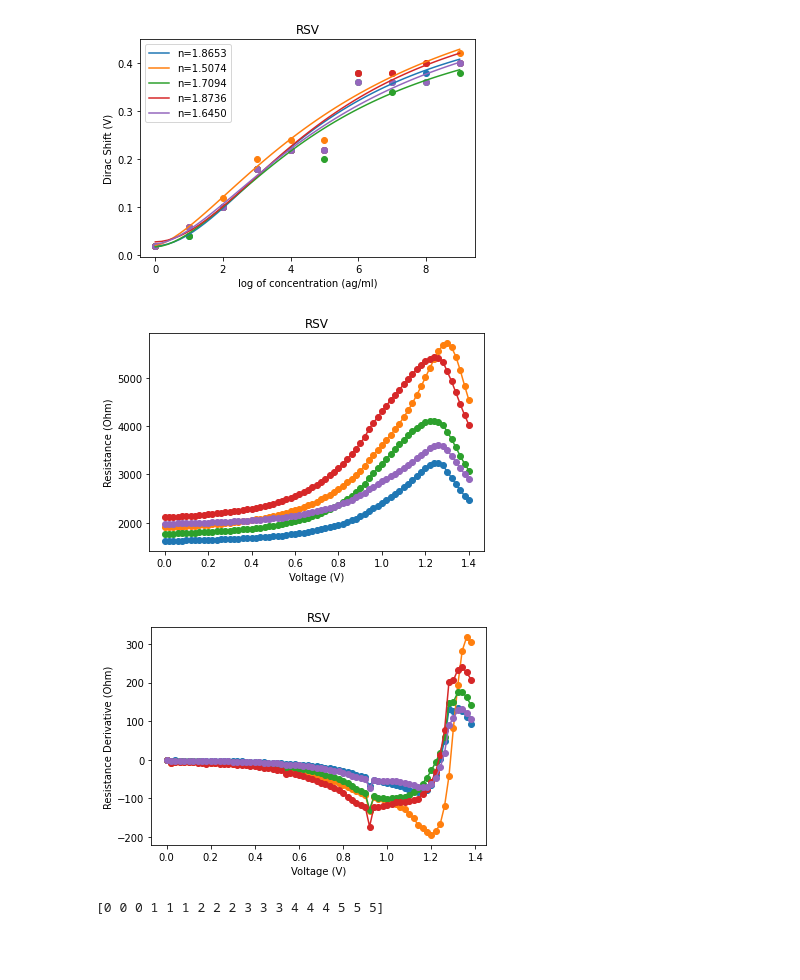
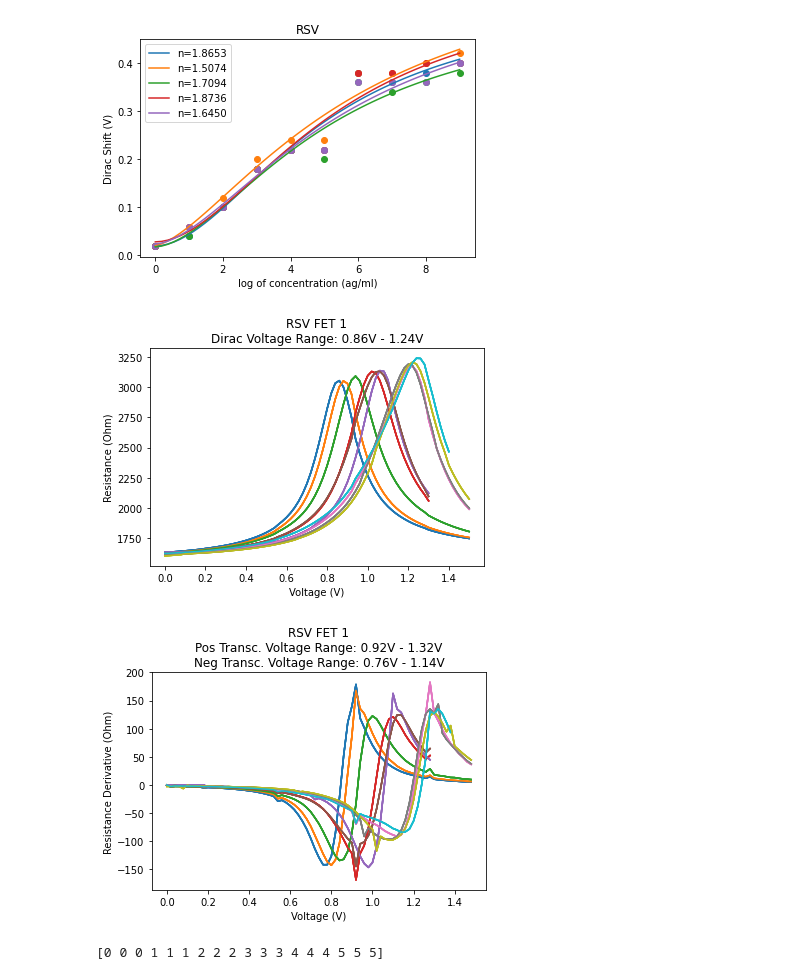
Before and after one commit to jlupoiii/GFET-covid-flu, a Jupyter notebook: main.ipynb, the cells around one changed output. Cells and saved outputs as stored; diff of their text form; code cells hidden in the pictures; blank space fills up the shorter version.

```diff
--- a/main.ipynb
+++ b/main.ipynb
@@ -392,32 +496,45 @@ plt.close()
 [figure]
 # %%
 # normalized resistance shifts
+
+maxim = np.min(dataset.dirac_voltages[:,0])
+minim = np.max(dataset.dirac_voltages[:,0])
+
+
 for i in range(dataset.num_devices):
     for j in range(dataset.num_concs):
+        i=0
         y = dataset.resistances[j][i]
         x = [0.02*f for f in range(len(y))]
-    plt.plot(x, y ,marker='o')
-plt.title('RSV')
+        plt.plot(x, y) # ,marker='o')
+plt.title(f'RSV FET 1\nDirac Voltage Range: {maxim}V - {minim}V')
 plt.xlabel("Voltage (V)")
 plt.ylabel("Resistance (Ohm)")
 plt.show()
 plt.close()
 # %% [output]
-[figure, old version]
+[figure, new version]
 # %%
-# normalized resistance derivative shifts
+
+pos_maxim = np.max(dataset.pos_transc_voltages[:,0])
+pos_minim = np.min(dataset.pos_transc_voltages[:,0])
+neg_maxim = np.max(dataset.neg_transc_voltages[:,0])
+neg_minim = np.min(dataset.neg_transc_voltages[:,0])
+
+# resistance derivative shifts
 for i in range(dataset.num_devices):
     for j in range(dataset.num_concs):
+        i=0
         y = dataset.resistance_derivatives[j][i]
         x = [0.02*f for f in range(len(y))]
-    plt.plot(x, y ,marker='o')
-plt.title('RSV')
+        plt.plot(x, y) #  ,marker='o')
+plt.title(f'RSV FET 1\nPos Transc. Voltage Range: {pos_minim}V - {pos_maxim}V\nNeg Transc. Voltage Range: {neg_minim}V - {neg_maxim}V')
 plt.xlabel("Voltage (V)")
 plt.ylabel("Resistance Derivative (Ohm)")
 plt.show()
 plt.close()
 # %% [output]
-[figure, old version]
+[figure, new version]
 # %%
 # %% [output]
 [0 0 0 1 1 1 2 2 2 3 3 3 4 4 4 5 5 5]
```
Also changed, not shown: parts of 3 cells of this notebook.
